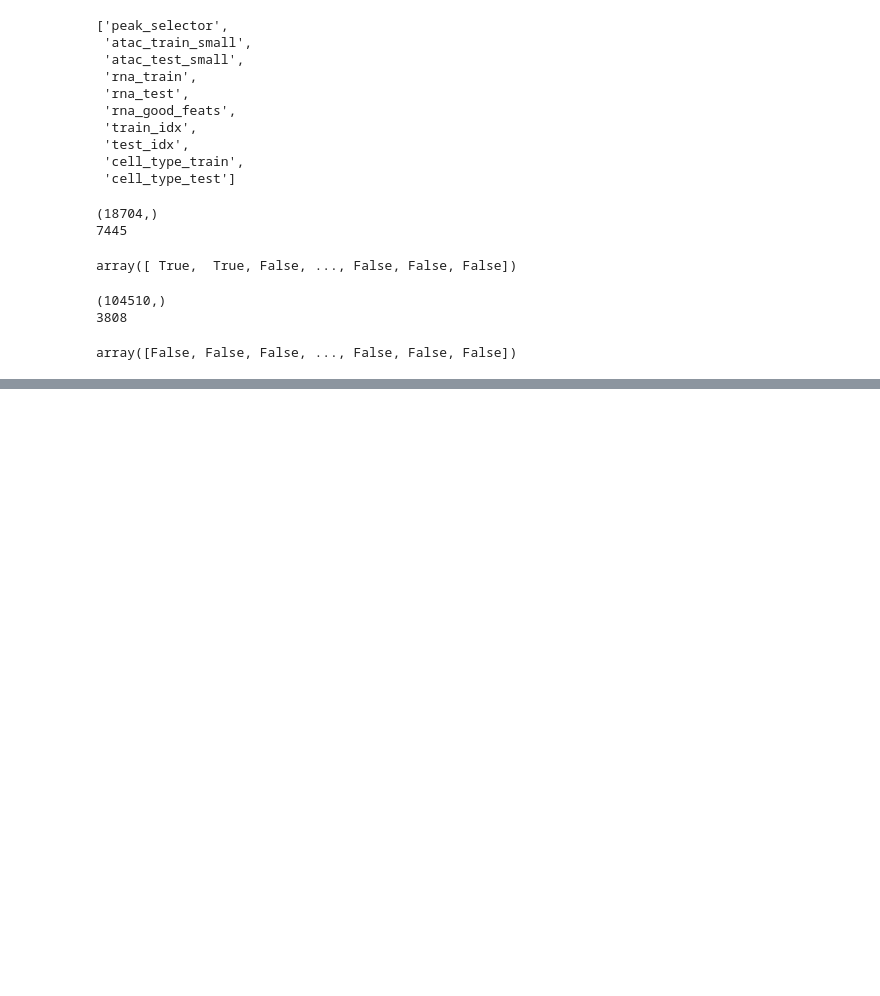
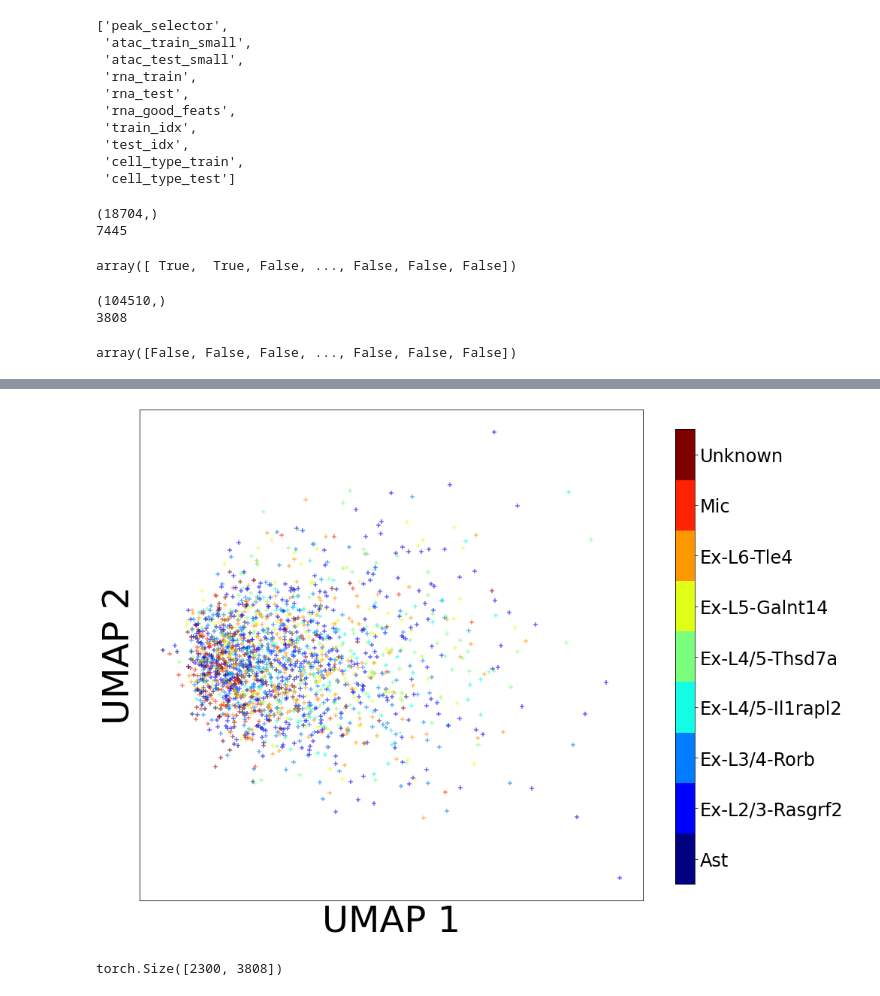
Before and after one commit to rogershijin/GANOLI, a Jupyter notebook: ganoli/models/scratch.ipynb, the cells around one changed output, grey strips where cells are left out. Cells and saved outputs as stored; diff of their text form; code cells hidden in the pictures; blank space fills up the shorter version.

```diff
--- a/ganoli/models/scratch.ipynb
+++ b/ganoli/models/scratch.ipynb
@@ -177,0 +276,5 @@ array([False, False, False, ..., False, False, False])
+# %%
+rna_pred_trans = reducer.fit_transform(rna_val_pred.detach().cpu().numpy())
+benplot.plot_lowdim_rep(rna_pred_trans, rna_val_labels)
+# %% [output]
+[figure, added]
@@ -177,0 +284,4 @@ array([False, False, False, ..., False, False, False])
+# %%
+atac_val_pred
+# %% [output]
+torch.Size([2300, 3808])
```
Also changed, not shown: parts of 30 cells of this notebook, 4 other files.
